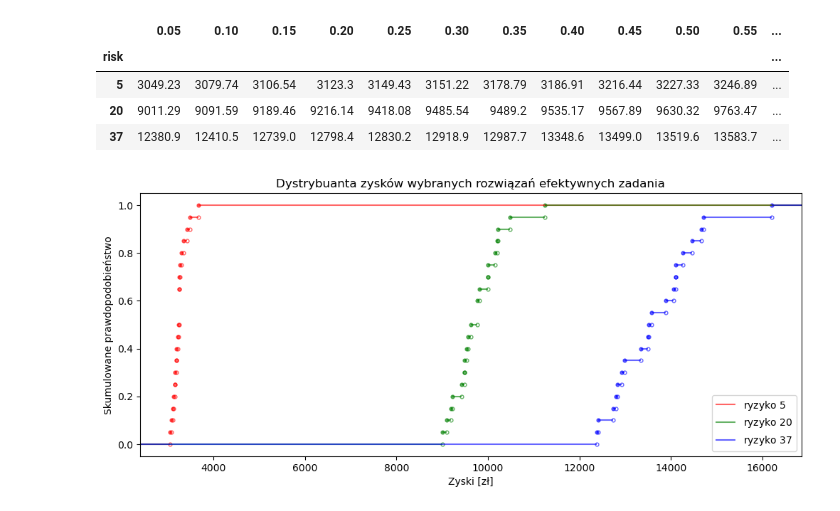
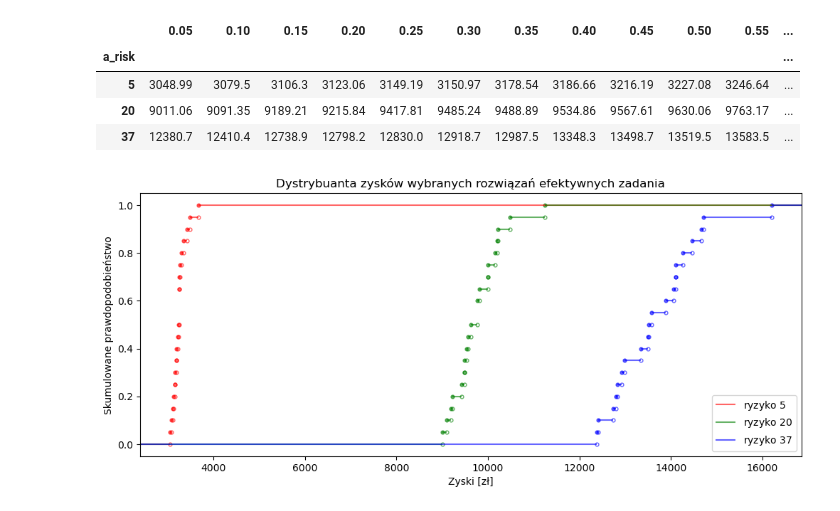
Before and after one commit to jostrzol/wdwr, a Jupyter notebook: src/z2.ipynb, the cells around one changed output. Saved outputs shown, nothing was run; the diff lists cells and outputs as text; code cells hidden in the pictures.

```diff
--- a/src/z2.ipynb
+++ b/src/z2.ipynb
@@ -105,19 +105,19 @@ Name: in_risks_max, dtype: int64
 # %%
 import pandas as pd
 
 data = np.array([df["profit"] for df in z2_c_dfs])
 data = np.sort(data, 1)
 n_scenarios = data.shape[1]
 headers = [f"{(i+1)/n_scenarios:.2f}" for i in range(n_scenarios)]
-index = pd.Index(z2_c_risks_max, name="risk")
+index = pd.Index(z2_c_risks_max, name="a_risk")
 profits_sorted = pd.DataFrame(data, columns=headers, index=index)
 profits_sorted
 # %% [output]
 |  | 0.05 | 0.10 | 0.15 | 0.20 | 0.25 | 0.30 | 0.35 | 0.40 | 0.45 | 0.50 | 0.55 | ... |
-| risk |  |  |  |  |  |  |  |  |  |  |  | ... |
-| 5 | 3049.23 | 3079.74 | 3106.54 | 3123.3 | 3149.43 | 3151.22 | 3178.79 | 3186.91 | 3216.44 | 3227.33 | 3246.89 | ... |
-| 20 | 9011.29 | 9091.59 | 9189.46 | 9216.14 | 9418.08 | 9485.54 | 9489.2 | 9535.17 | 9567.89 | 9630.32 | 9763.47 | ... |
-| 37 | 12380.9 | 12410.5 | 12739.0 | 12798.4 | 12830.2 | 12918.9 | 12987.7 | 13348.6 | 13499.0 | 13519.6 | 13583.7 | ... |
+| a_risk |  |  |  |  |  |  |  |  |  |  |  | ... |
+| 5 | 3048.99 | 3079.5 | 3106.3 | 3123.06 | 3149.19 | 3150.97 | 3178.54 | 3186.66 | 3216.19 | 3227.08 | 3246.64 | ... |
+| 20 | 9011.06 | 9091.35 | 9189.21 | 9215.84 | 9417.81 | 9485.24 | 9488.89 | 9534.86 | 9567.61 | 9630.06 | 9763.17 | ... |
+| 37 | 12380.7 | 12410.4 | 12738.9 | 12798.2 | 12830.0 | 12918.7 | 12987.5 | 13348.3 | 13498.7 | 13519.5 | 13583.5 | ... |
 # %%
 profit_max = profits_sorted.values[:, -1].max()
 profit_min = profits_sorted.values[:, 0].min()
```
Also changed, not shown: parts of 5 cells of this notebook, 5 other files.
